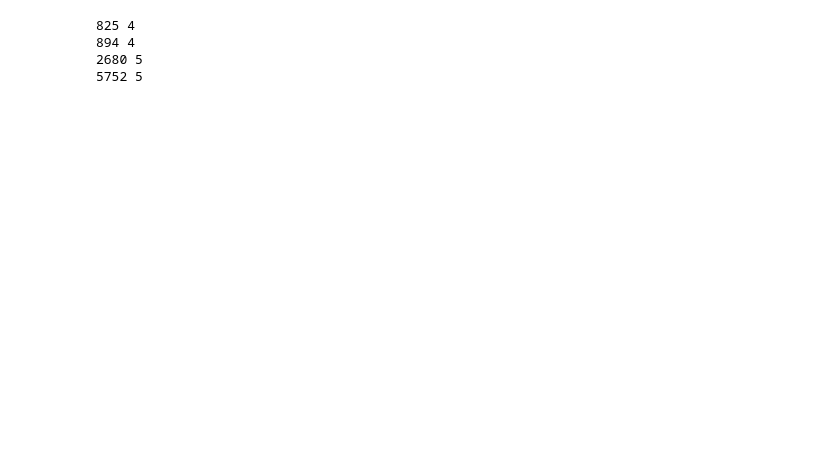
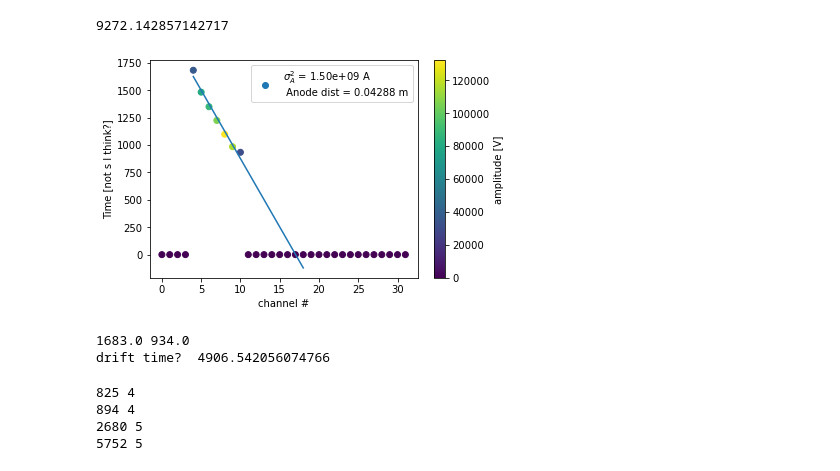
Before and after one commit to callum-mccracken/GRIDS_2022, a Jupyter notebook: TACTIC/PathReconstruction.ipynb, the cells around one changed output. Drawn from its saved outputs; the diff is of its cells as text; code cells hidden in the pictures; blank space fills up the shorter version.

Commit message:
trying to get drift times

```diff
--- a/TACTIC/PathReconstruction.ipynb
+++ b/TACTIC/PathReconstruction.ipynb
@@ -5,5 +5,23 @@ import numpy as np
 import matplotlib.pyplot as plt
 
 import read_processed_data as rpd
+# %%
+'''
+The source is mounted on a movable arm, 58.5mm from the GEM and 53mm to the cathode plane,
+set to one side 59mm to the closest wall (to the right facing downstream with the alpha particle
+beam)
+
+The anode strips are 3mm wide and oriented transverse to the nominal α particle beam direction.
+The distance between the center of adjacent strips is 3.125mm
+'''
+dist_to_GEM = 58.8/1e3 #m
+dist_to_cathode = 53/1e3 #m
+dist_between_anodes = (3.125+3)/1e3 #m
+
+#62.5 MHz for data taking freq. -> so our times need to be corrected with this to get to s units
+
+dt_data = 1/(62.5e6) #s = 1/Hz
+
+# print(dt_data*1000)
 # %%
-events_1500 = rpd.read("analysis/output_1500.txt")
+events_1500 = rpd.read("analysis/output_1300.txt")
@@ -25,0 +28,51 @@ plt.show()
+# %%
+event1 = events_1500[0]
+
+# sc = plt.scatter(event1.channels, event1.amps, c=event1.times, cmap=plt.get_cmap('viridis'))
+# plt.colorbar(sc, label="Time [s]")
+# plt.ylabel("amplitude [V]")
+
+AmpVar = np.var(event1.amps)
+removeZerosTimes = [x for x in event1.times if x != 0]
+AnodeDist = dist_between_anodes*len(removeZerosTimes)
+
+removeZerosTimes_index = [event1.times != 0]
+removeZeroChan = event1.channels[tuple(removeZerosTimes_index)]
+
+# coeff, cov = np.polyfit(removeZeroChan, removeZerosTimes, 1, cov=True)
+coeff, res, _, _, _ = np.polyfit(removeZeroChan, removeZerosTimes, 1, full= True)
+
+sc = plt.scatter(event1.channels, event1.times, c=event1.amps,
+                 cmap=plt.get_cmap('viridis'),
+                 label="$\sigma_A^2$ = {:.2e} A\n Anode dist = {:.4} m".format(AmpVar, AnodeDist))
+
+x = np.linspace(4, 18)
+
+# print(np.sqrt(np.diag(cov)))
+print(np.mean(res))
+
+plt.plot(x, np.polyval(coeff, x))
+
+plt.colorbar(sc, label="amplitude [V]")
+
+plt.ylabel("Time [not s I think?]")
+#all the tracks seem to get the min hit time at ~1000
+plt.xlabel("channel #")
+plt.legend()
+# plt.legend(fontsize=30)
+# plt.ylim(800, 2000)
+# plt.xlim(4, 15)
+
+plt.show()
+
+# drifttime sketch
+print(np.max(removeZerosTimes), np.min(removeZerosTimes))
+dt  = (np.max(removeZerosTimes) - np.min(removeZerosTimes)) * dt_data
+dy = dist_to_GEM #m
+
+print("drift time? ", dy/dt)
+# %% [output]
+9272.142857142717
+[figure, added]
+1683.0 934.0
+drift time?  4906.542056074766
```
Also changed, not shown: parts of 6 cells of this notebook.
